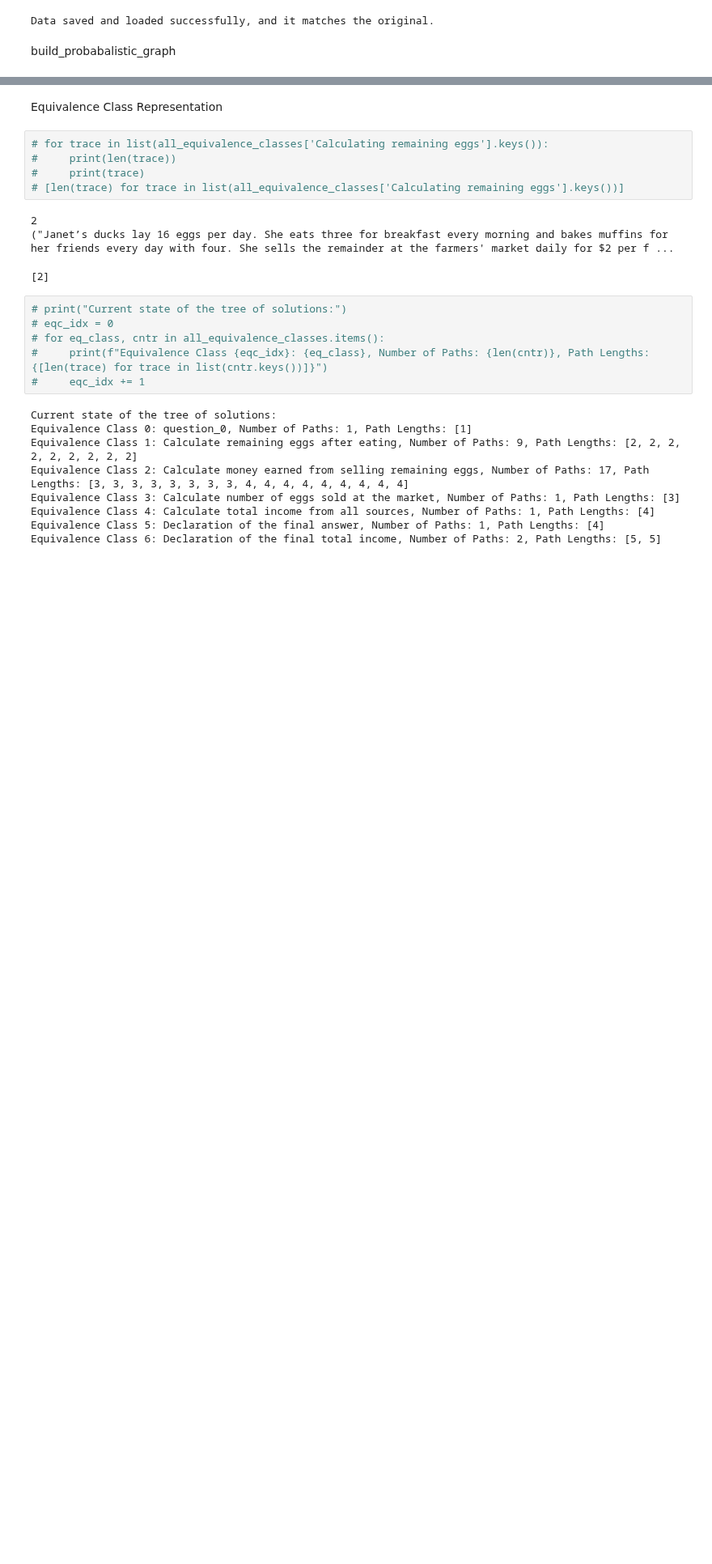
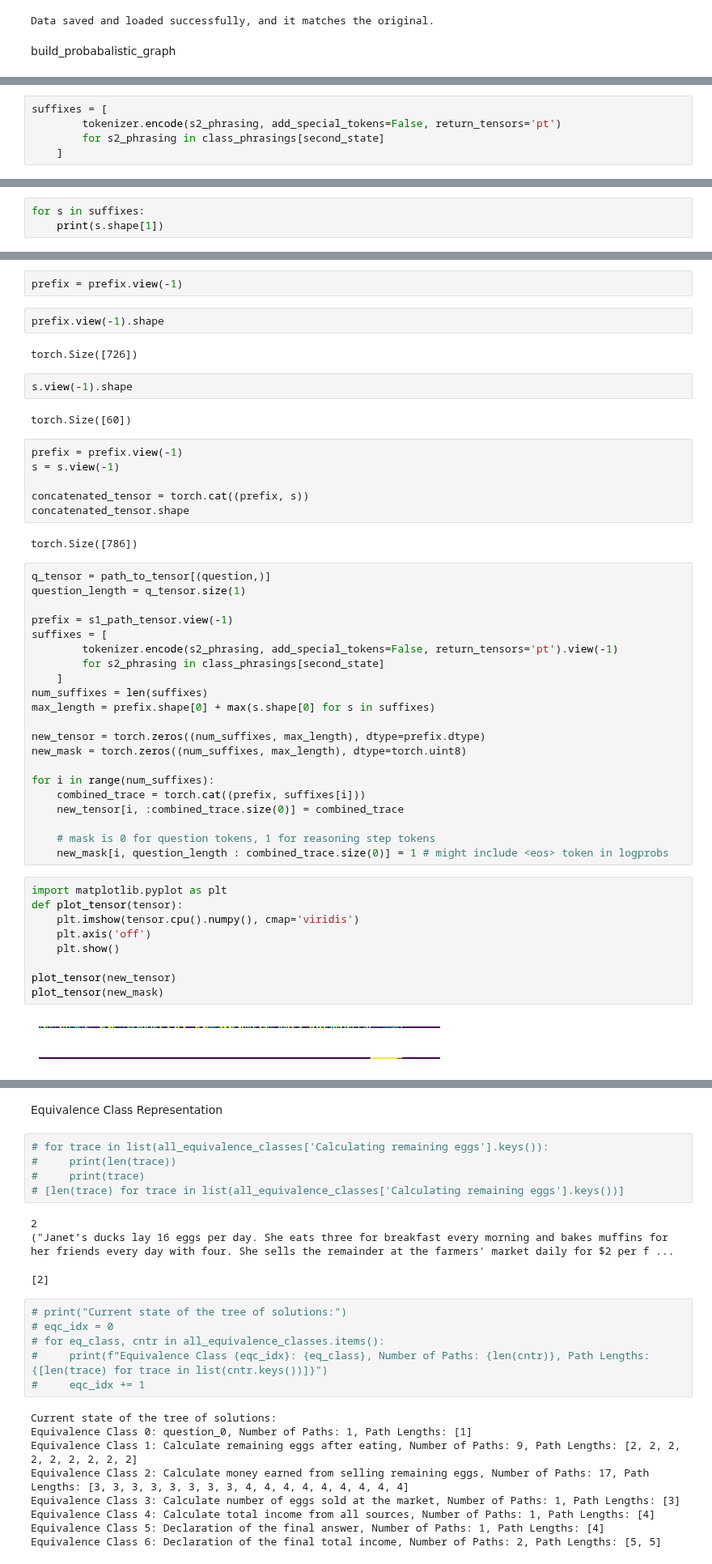
Before and after one commit to vivekvajipey/reasoning-topics, a Jupyter notebook: equivalence/graph_building_pipeline.ipynb, the cells around one changed output, grey strips where cells are left out. Shown at 81% size. Cells and saved outputs as stored; diff of their text form; blank space fills up the shorter version.

Commit message:
build prob graph almost ready

```diff
--- a/equivalence/graph_building_pipeline.ipynb
+++ b/equivalence/graph_building_pipeline.ipynb
@@ -465,0 +598,5 @@ build_probabalistic_graph
+# %%
+suffixes = [
+        tokenizer.encode(s2_phrasing, add_special_tokens=False, return_tensors='pt')
+        for s2_phrasing in class_phrasings[second_state]
+    ]
@@ -465,0 +608,3 @@ build_probabalistic_graph
+# %%
+for s in suffixes:
+    print(s.shape[1])
@@ -465,0 +632,51 @@ build_probabalistic_graph
+# %%
+prefix = prefix.view(-1)
+# %%
+prefix.view(-1).shape
+# %% [output]
+torch.Size([726])
+# %%
+s.view(-1).shape
+# %% [output]
+torch.Size([60])
+# %%
+prefix = prefix.view(-1)
+s = s.view(-1)
+
+concatenated_tensor = torch.cat((prefix, s))
+concatenated_tensor.shape
+# %% [output]
+torch.Size([786])
+# %%
+q_tensor = path_to_tensor[(question,)]
+question_length = q_tensor.size(1)
+
+prefix = s1_path_tensor.view(-1)
+suffixes = [
+        tokenizer.encode(s2_phrasing, add_special_tokens=False, return_tensors='pt').view(-1)
+        for s2_phrasing in class_phrasings[second_state]
+    ]
+num_suffixes = len(suffixes)
+max_length = prefix.shape[0] + max(s.shape[0] for s in suffixes)
+
+new_tensor = torch.zeros((num_suffixes, max_length), dtype=prefix.dtype)
+new_mask = torch.zeros((num_suffixes, max_length), dtype=torch.uint8)
+
+for i in range(num_suffixes):
+    combined_trace = torch.cat((prefix, suffixes[i]))
+    new_tensor[i, :combined_trace.size(0)] = combined_trace
+
+    # mask is 0 for question tokens, 1 for reasoning step tokens
+    new_mask[i, question_length : combined_trace.size(0)] = 1 # might include <eos> token in logprobs
+# %%
+import matplotlib.pyplot as plt
+def plot_tensor(tensor):
+    plt.imshow(tensor.cpu().numpy(), cmap='viridis')
+    plt.axis('off')
+    plt.show()
+
+plot_tensor(new_tensor)
+plot_tensor(new_mask)
+# %% [output]
+[figure, added]
+[figure, added]
```
Also changed, not shown: parts of 35 cells of this notebook.
